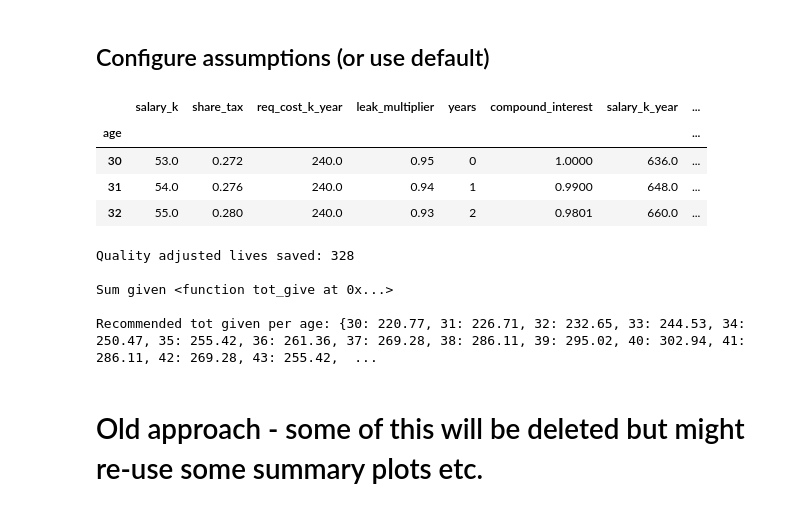
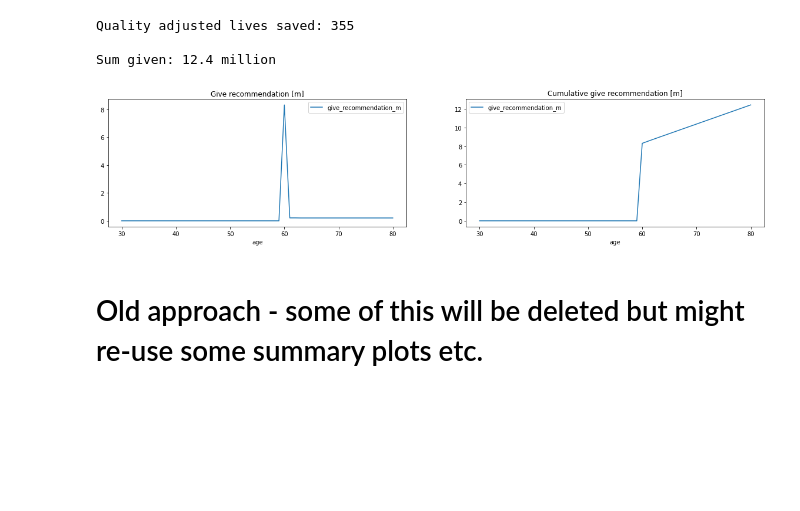
Before and after one commit to Simpa87/ea-giving-optimizer, a Jupyter notebook: ea_giving_optimizer/explore.ipynb, the cells around one changed output. Saved outputs shown, nothing was run; the diff lists cells and outputs as text; code cells hidden in the pictures; blank space fills up the shorter version.

Commit message:
Removed redundant stuff, added some tests for the optimization

```diff
--- a/ea_giving_optimizer/explore.ipynb
+++ b/ea_giving_optimizer/explore.ipynb
@@ -11,22 +11,16 @@ from ea_giving_optimizer.helpers import (
     Config,
     run_linear_optimization,
 )
-# %% [markdown]
-## Configure assumptions (or use default)
-# %%
-conf = Config()
-conf.df.head(3)
-# %% [output]
-|  | salary_k | share_tax | req_cost_k_year | leak_multiplier | years | compound_interest | salary_k_year | ... |
-| age |  |  |  |  |  |  |  | ... |
-| 30 | 53.0 | 0.272 | 240.0 | 0.95 | 0 | 1.0000 | 636.0 | ... |
-| 31 | 54.0 | 0.276 | 240.0 | 0.94 | 1 | 0.9900 | 648.0 | ... |
-| 32 | 55.0 | 0.280 | 240.0 | 0.93 | 2 | 0.9801 | 660.0 | ... |
-# %%
-opt_res = run_linear_optimization(conf)
-# %% [output]
-Quality adjusted lives saved: 328
-
-Sum given <function tot_give at 0x...>
-
-Recommended tot given per age: {30: 220.77, 31: 226.71, 32: 232.65, 33: 244.53, 34: 250.47, 35: 255.42, 36: 261.36, 37: 269.28, 38: 286.11, 39: 295.02, 40: 302.94, 41: 286.11, 42: 269.28, 43: 255.42,  ...
+# %%
+conf = Config(
+    leak_multiplier_per_age = {30: 1, 60: 0.9, 75: 0.55, 80: 0.5},
+    return_rate_after_inflation=0.03,
+    existential_risk_discount_rate=0.024,
+)
+
+run_linear_optimization(conf, figsize=(20, 4))
+# %% [output]
+Quality adjusted lives saved: 355
+
+Sum given: 12.4 million
+[figure, added]
```
Also changed, not shown: parts of 1 cell of this notebook, 4 other files.
